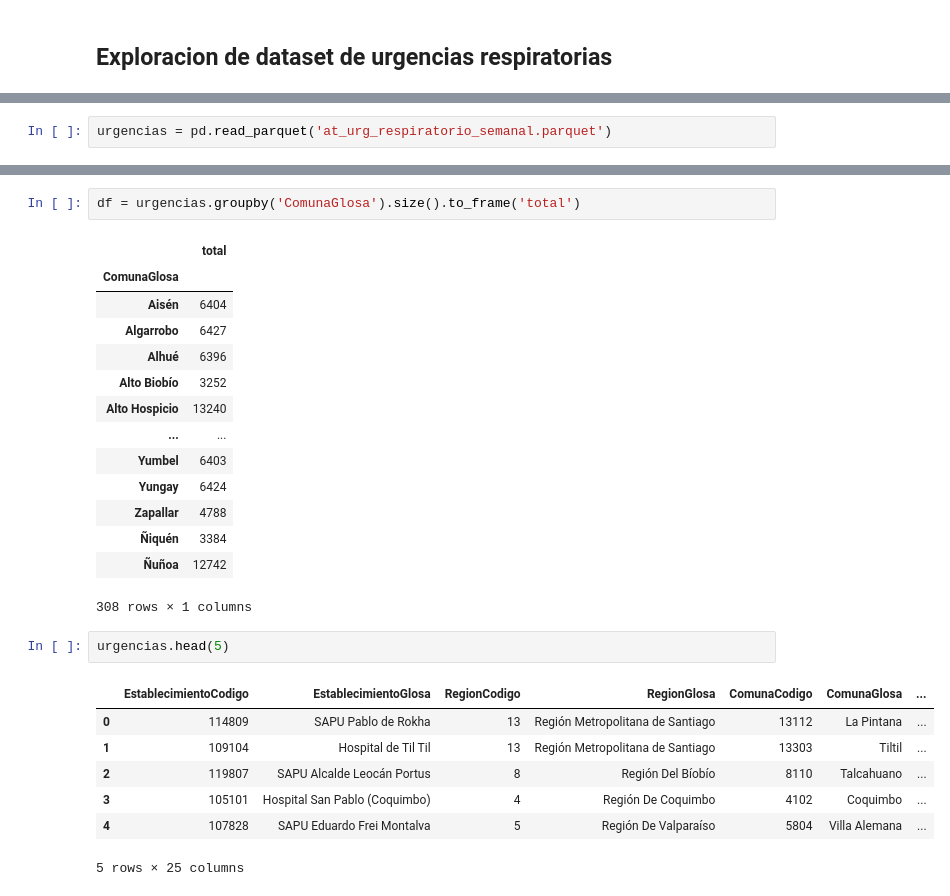
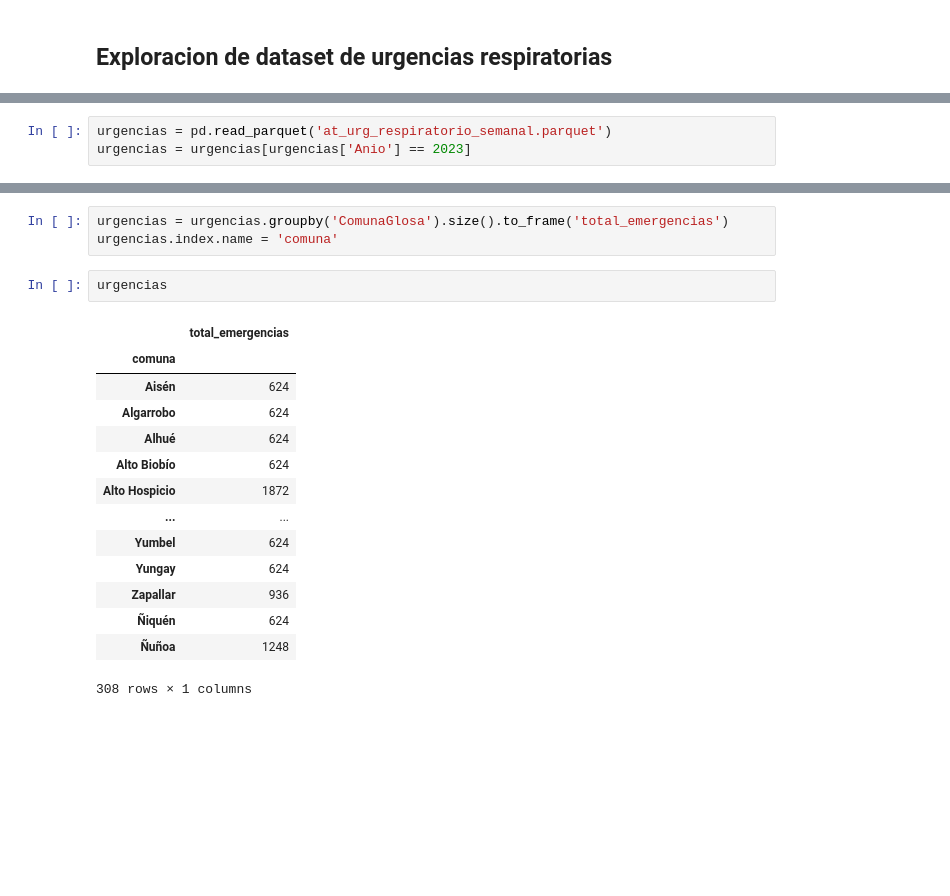
Before and after one commit to Foumluis/ProyectoSemestralInfe, a Jupyter notebook: bases de datos/pregunta 1/pregunta1.ipynb, the cells around one changed output, grey strips where cells are left out. Saved outputs shown, nothing was run; the diff lists cells and outputs as text; blank space fills up the shorter version.

```diff
--- a/bases de datos/pregunta 1/pregunta1.ipynb
+++ b/bases de datos/pregunta 1/pregunta1.ipynb
@@ -7,5 +8,6 @@ import pandas as pd
 # %%
 urgencias = pd.read_parquet('at_urg_respiratorio_semanal.parquet')
+urgencias = urgencias[urgencias['Anio'] == 2023]
 # %%
 print(f"CANTIDAD DE DATOS:  {urgencias.shape[0] * urgencias.shape[1]}")
 print(f"CANTIDAD DE FILAS:  {urgencias.shape[0]}")
@@ -65,29 +67,22 @@ CANTIDAD DE DATOS DESPUES DE BORRAR:  85346650
 # %%
-df = urgencias.groupby('ComunaGlosa').size().to_frame('total')
+urgencias = urgencias.groupby('ComunaGlosa').size().to_frame('total_emergencias')
+urgencias.index.name = 'comuna'
-# %% [output]
-|  | total |
-| ComunaGlosa |  |
-| Aisén | 6404 |
-| Algarrobo | 6427 |
-| Alhué | 6396 |
-| Alto Biobío | 3252 |
-| Alto Hospicio | 13240 |
-| ... | ... |
-| Yumbel | 6403 |
-| Yungay | 6424 |
-| Zapallar | 4788 |
-| Ñiquén | 3384 |
-| Ñuñoa | 12742 |
-308 rows × 1 columns
 # %%
-urgencias.head(5)
+urgencias
 # %% [output]
-|  | EstablecimientoCodigo | EstablecimientoGlosa | RegionCodigo | RegionGlosa | ComunaCodigo | ComunaGlosa | ... |
-| 0 | 114809 | SAPU Pablo de Rokha | 13 | Región Metropolitana de Santiago | 13112 | La Pintana | ... |
-| 1 | 109104 | Hospital de Til Til | 13 | Región Metropolitana de Santiago | 13303 | Tiltil | ... |
-| 2 | 119807 | SAPU Alcalde Leocán Portus | 8 | Región Del Bíobío | 8110 | Talcahuano | ... |
-| 3 | 105101 | Hospital San Pablo (Coquimbo) | 4 | Región De Coquimbo | 4102 | Coquimbo | ... |
-| 4 | 107828 | SAPU Eduardo Frei Montalva | 5 | Región De Valparaíso | 5804 | Villa Alemana | ... |
+|  | total_emergencias |
+| comuna |  |
+| Aisén | 624 |
+| Algarrobo | 624 |
+| Alhué | 624 |
+| Alto Biobío | 624 |
+| Alto Hospicio | 1872 |
+| ... | ... |
+| Yumbel | 624 |
+| Yungay | 624 |
+| Zapallar | 936 |
+| Ñiquén | 624 |
+| Ñuñoa | 1248 |
-5 rows × 25 columns
+308 rows × 1 columns
 # %%
 df = pd.read_excel('efd-ckan-2023.xlsx')
```
Also changed, not shown: parts of 12 cells of this notebook, 9 other files.
